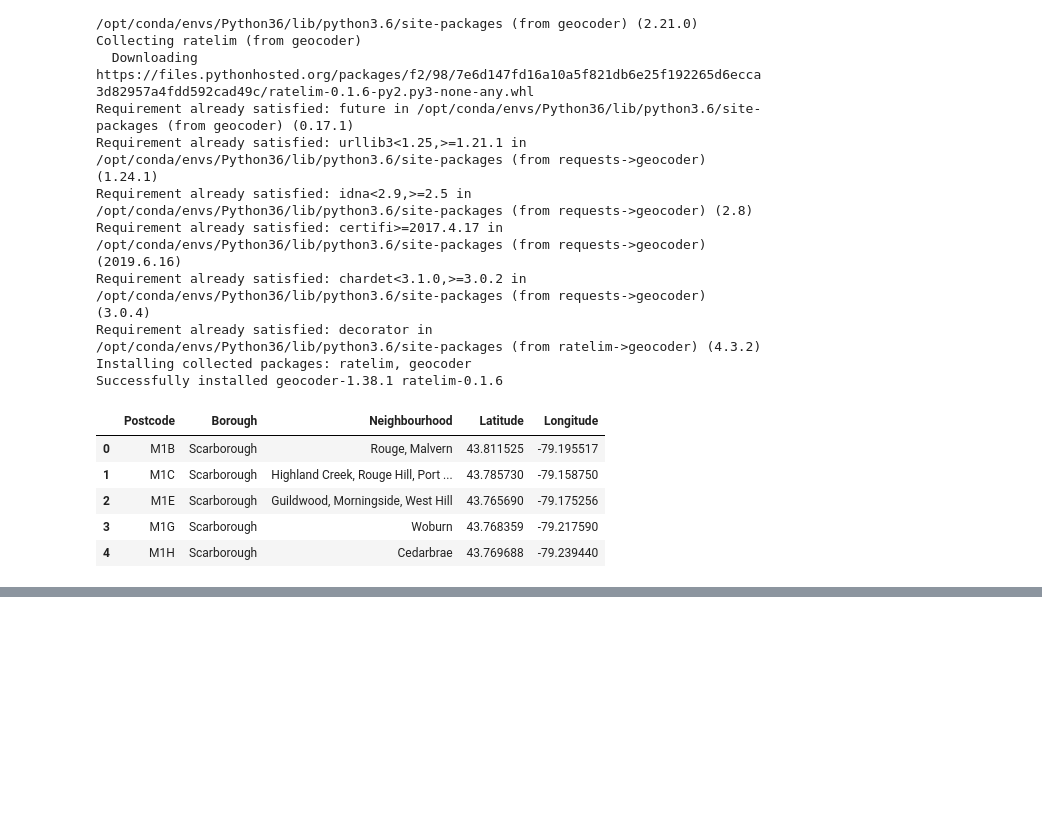
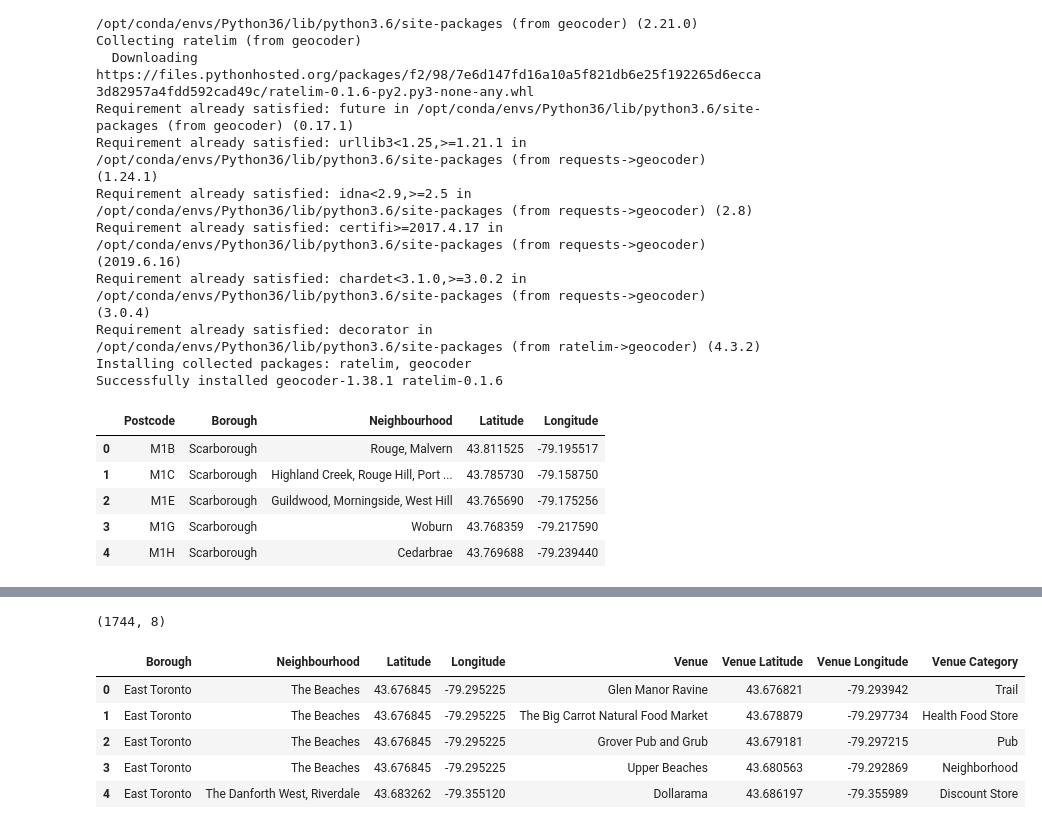
Before and after one commit to minshenli/Coursera_Capstone, a Jupyter notebook: Toronto Neighborhoods.ipynb, the cells around one changed output, grey strips where cells are left out. Cells and saved outputs as stored; diff of their text form; code cells hidden in the pictures; blank space fills up the shorter version.

```diff
--- a/Toronto Neighborhoods.ipynb
+++ b/Toronto Neighborhoods.ipynb
@@ -115,0 +306,13 @@ df.head()
+# %%
+Toronto_venues.shape
+# %% [output]
+(1744, 8)
+# %%
+Toronto_venues.head()
+# %% [output]
+|  | Borough | Neighbourhood | Latitude | Longitude | Venue | Venue Latitude | Venue Longitude | Venue Category |
+| 0 | East Toronto | The Beaches | 43.676845 | -79.295225 | Glen Manor Ravine | 43.676821 | -79.293942 | Trail |
+| 1 | East Toronto | The Beaches | 43.676845 | -79.295225 | The Big Carrot Natural Food Market | 43.678879 | -79.297734 | Health Food Store |
+| 2 | East Toronto | The Beaches | 43.676845 | -79.295225 | Grover Pub and Grub | 43.679181 | -79.297215 | Pub |
+| 3 | East Toronto | The Beaches | 43.676845 | -79.295225 | Upper Beaches | 43.680563 | -79.292869 | Neighborhood |
+| 4 | East Toronto | The Danforth West, Riverdale | 43.683262 | -79.355120 | Dollarama | 43.686197 | -79.355989 | Discount Store |
```
Also changed, not shown: parts of 36 cells of this notebook.
